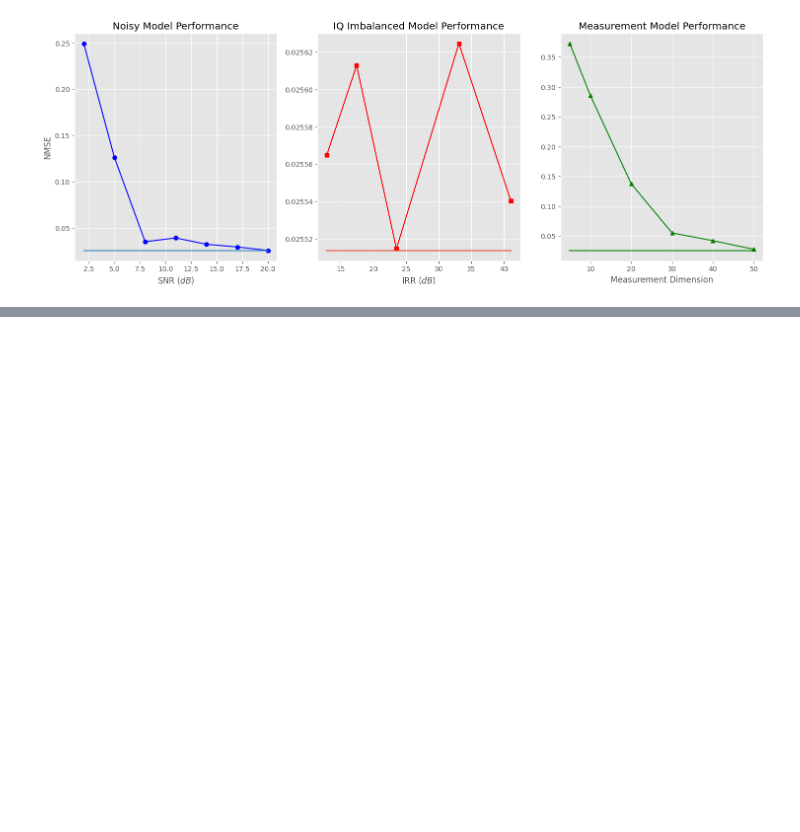
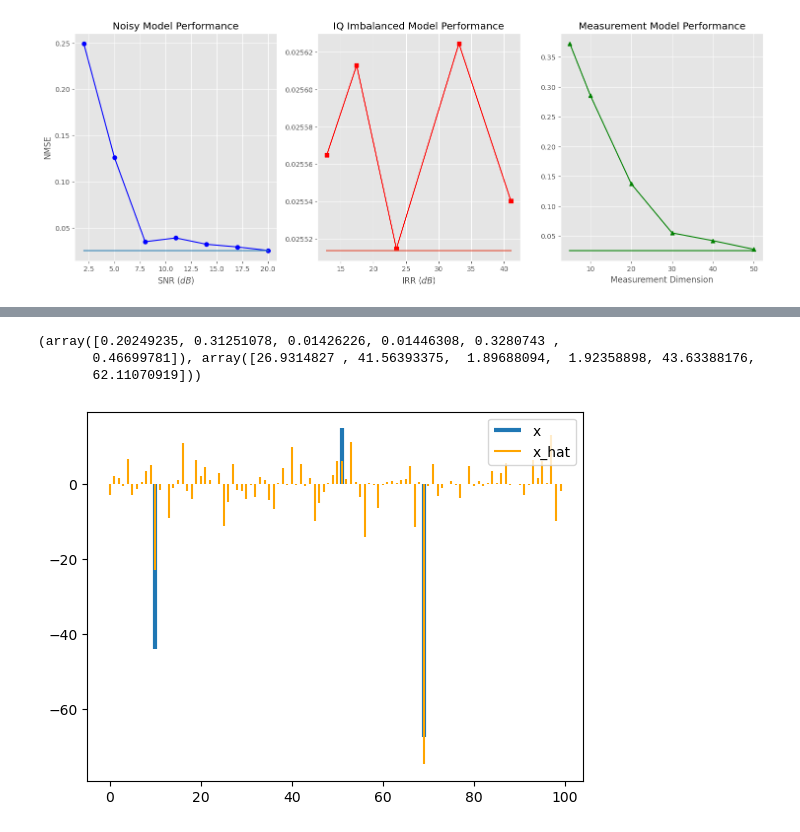
Before and after one commit to tomlijding/DL-based-CS-under-IQ-imbalance, a Jupyter notebook: main.ipynb, the cells around one changed output, grey strips where cells are left out. Cells and saved outputs as stored; diff of their text form; code cells hidden in the pictures; blank space fills up the shorter version.

```diff
--- a/main.ipynb
+++ b/main.ipynb
@@ -1003,0 +1004,10 @@ ax3.grid(True)
+# %%
+def discreteLossPoly(qweights,scaleFactor):
+    loss = 0
+    pi = torch.tensor(math.pi)
+    # Note that we need to flatten the weights so that our iteration does not result in us iterating over the rows instead of the weights
+    qVec = qweights.flatten()
+    # Efficient implementation of the loss function, by doing vector operations, saves a lot of time in training
+    loss += torch.linalg.vector_norm(qVec*(qVec-1/2*pi)*(qVec-1*pi)*(qVec+pi)*(qVec+1/2*pi),1)
+    loss = loss*scaleFactor # Scale the resulting loss
+    return loss
@@ -1003,0 +1285,7 @@ ax3.grid(True)
+# %%
+# We train six models
+SNR_list = [5, 2.5, np.inf, np.inf, np.inf, np.inf]
+imb_percentage_list = [0, 0, 0.6, 1, 0, 0]
+encoding_dims_list = [50, 50, 50, 50, 10, 5]
+
+discrete_models = trainModelsForDiscreteSet(dataloader,SNR_list,imb_percentage_list,encoding_dims_list,scale_factor=0.01)
@@ -1003,0 +1310,11 @@ ax3.grid(True)
+# %%
+
+normalized_losses = validateModels(dataloader_val,discrete_models)
+print(normalized_losses)
+
+visualizeReconstruction(discrete_models[0])
+# %% [output]
+(array([0.20249235, 0.31251078, 0.01426226, 0.01446308, 0.3280743 ,
+       0.46699781]), array([26.9314827 , 41.56393375,  1.89688094,  1.92358898, 43.63388176,
+       62.11070919]))
+[figure, added]
```
Also changed, not shown: parts of 20 cells of this notebook.
